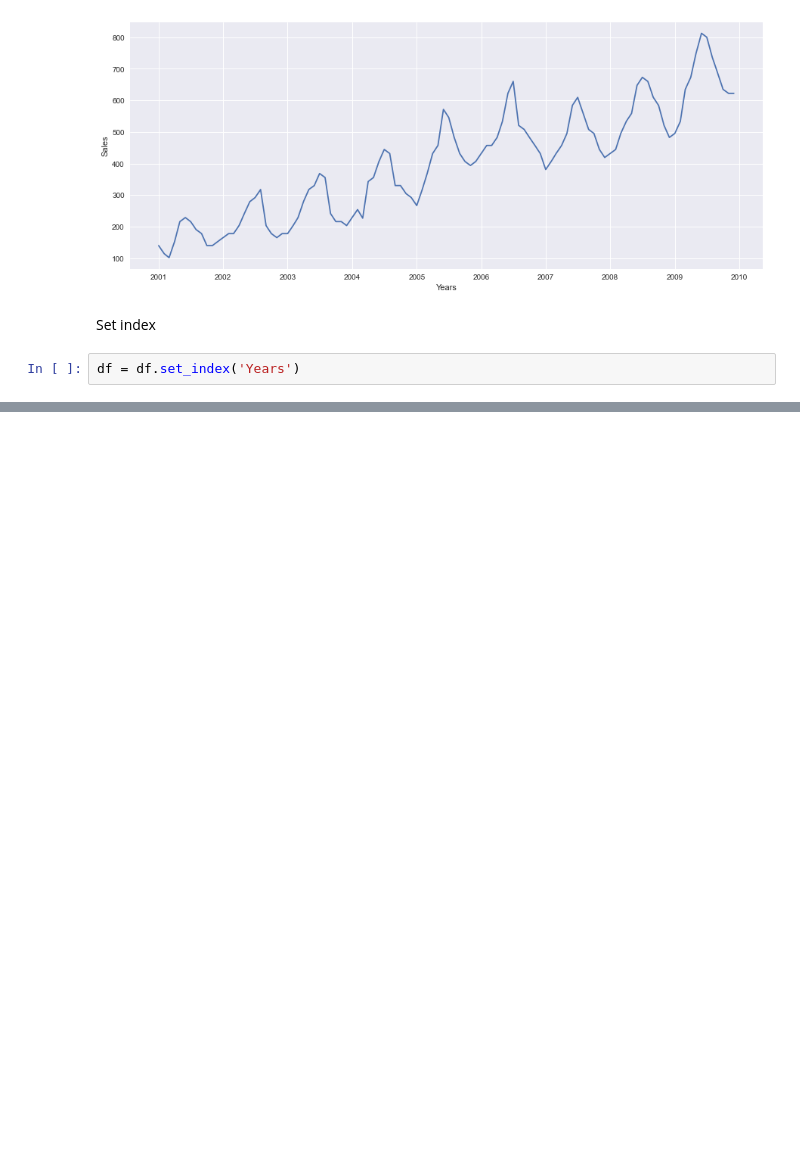
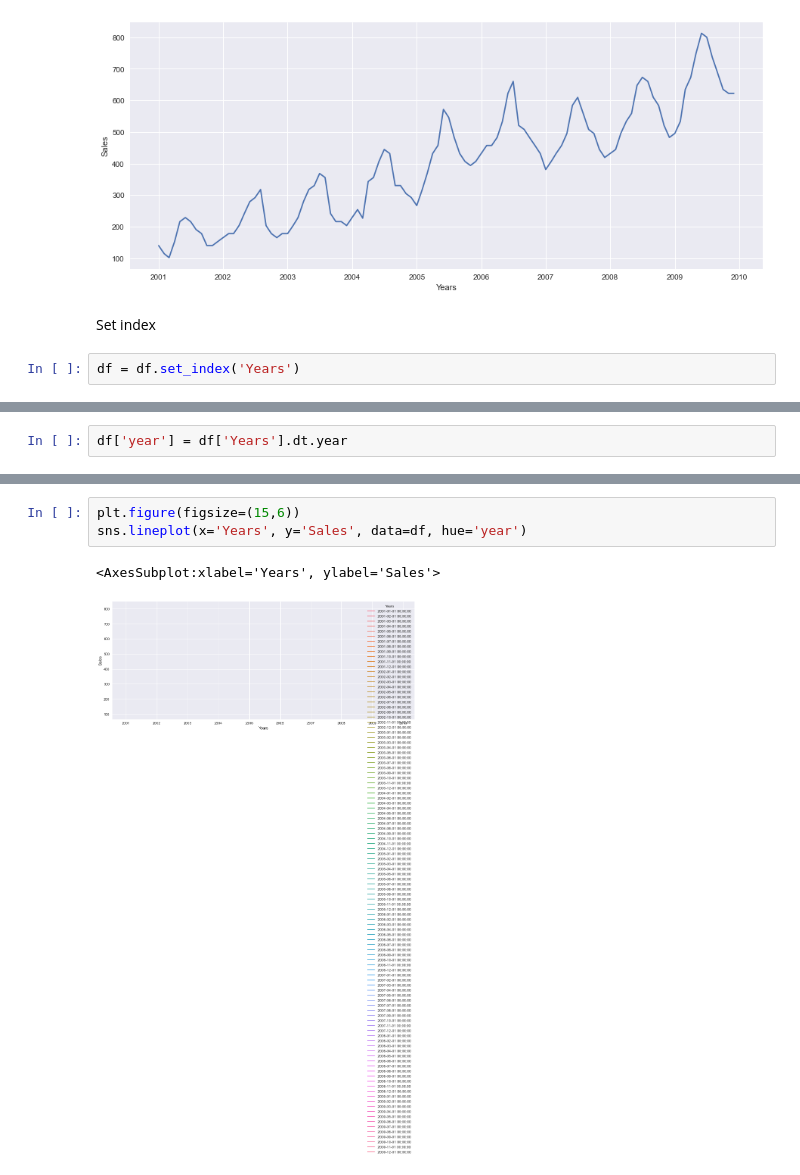
Before and after one commit to josue-islas/time_series, a Jupyter notebook: inicial.ipynb, the cells around one changed output, grey strips where cells are left out. Cells and saved outputs as stored; diff of their text form; blank space fills up the shorter version.

Commit message:
new plot

```diff
--- a/inicial.ipynb
+++ b/inicial.ipynb
@@ -47,0 +63,2 @@ df.plot(kind = 'line', figsize = (15,6))
+# %%
+df['year'] = df['Years'].dt.year
@@ -47,0 +80,6 @@ df.plot(kind = 'line', figsize = (15,6))
+# %%
+plt.figure(figsize=(15,6))
+sns.lineplot(x='Years', y='Sales', data=df, hue='year')
+# %% [output]
+<AxesSubplot:xlabel='Years', ylabel='Sales'>
+[figure, added]
```
Also changed, not shown: parts of 3 cells of this notebook.
